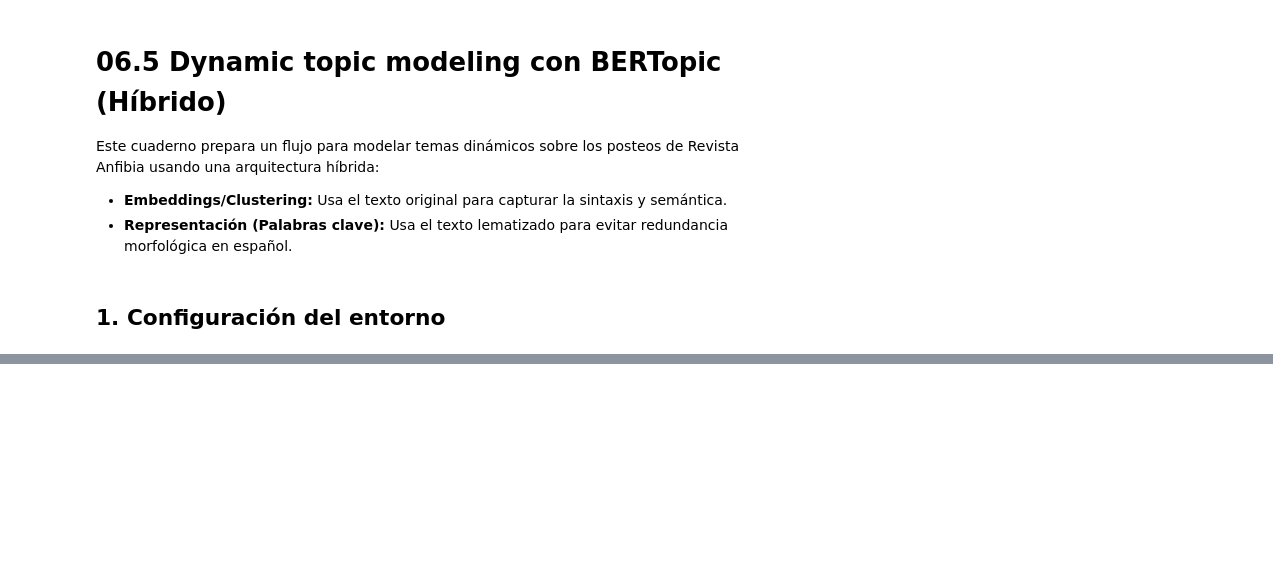
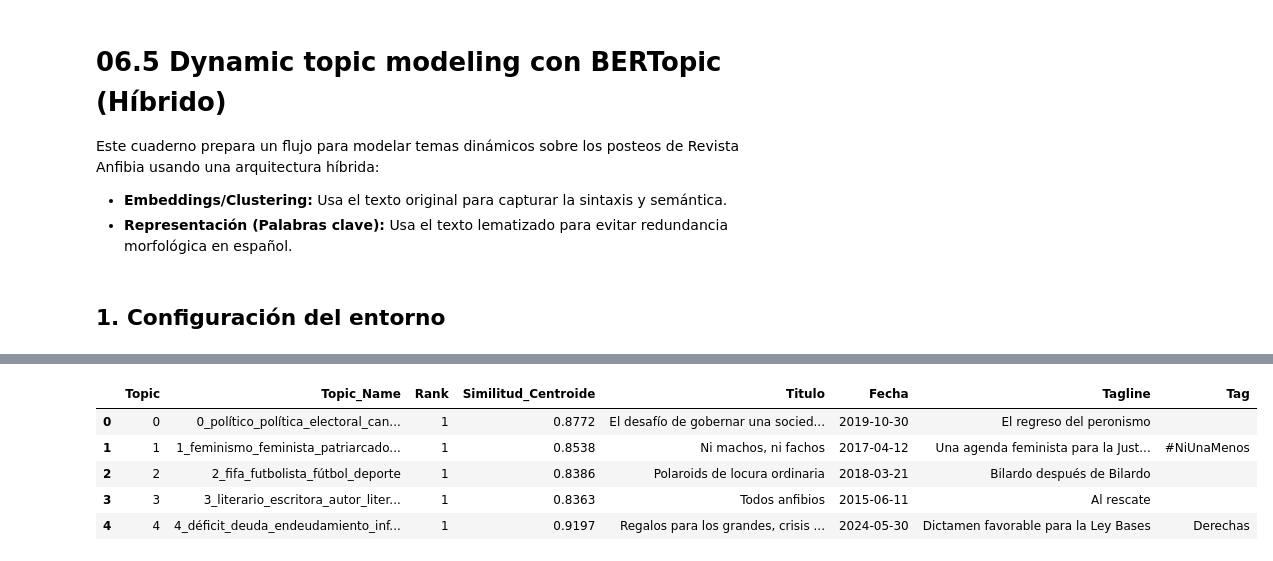
Before and after one commit to MauricioKreszczuk/anfibia-unsam, a Jupyter notebook: notebooks/06.5_bertopic_hibrido.ipynb, the cells around one changed output, grey strips where cells are left out. Saved outputs shown, nothing was run; the diff lists cells and outputs as text; code cells hidden in the pictures; blank space fills up the shorter version.

```diff
--- a/notebooks/06.5_bertopic_hibrido.ipynb
+++ b/notebooks/06.5_bertopic_hibrido.ipynb
@@ -813,0 +349,70 @@ fig.show()
+# %%
+from sklearn.metrics.pairwise import cosine_similarity
+
+# PARÁMETROS DE VISUALIZACIÓN
+TOP_N_NOTAS = 1         # Cantidad de artículos representativos a extraer por tópico
+TOP_N_TOPICOS = 5       # Cantidad de tópicos a mostrar en el display final (None para mostrar todos)
+
+# 1. Traer post_tag solo si falta y evitar duplicados de merge
+RAW_POSTS = PROJECT_ROOT / "data" / "processed" / "posteos_anfibia.csv"
+if "post_tag" not in df.columns and RAW_POSTS.exists():
+    df_tags = pd.read_csv(RAW_POSTS, usecols=["ID", "post_tag"])
+    df = df.merge(df_tags, on="ID", how="left")
+
+# 2. Asegurar columnas clave
+df["topic_assigned"] = topics
+df["post_date_dt"] = pd.to_datetime(df["post_date"], errors="coerce")
+
+# 3. Tabla de notas más representativas por tópico global
+topicos_info = topic_model.get_topic_info()
+filas_representativas = []
+
+for _, row in topicos_info.iterrows():
+    t_id = row["Topic"]
+    if t_id == -1:
+        continue
+
+    t_name = row["Name"]
+    indices_topico = df[df["topic_assigned"] == t_id].index.tolist()
+
+    if not indices_topico:
+        continue
+
+    # Centroide semántico del tópico
+    centroide = embeddings_naturales[indices_topico].mean(axis=0, keepdims=True)
+
+    # Similitud coseno respecto al centroide
+    similitudes = cosine_similarity(embeddings_naturales[indices_topico], centroide).flatten()
+
+    # Top N artículos más representativos
+    top_locales = np.argsort(similitudes)[::-1][:TOP_N_NOTAS]
+
+    for rank, idx_local in enumerate(top_locales, start=1):
+        idx_global = indices_topico[idx_local]
+        nota = df.loc[idx_global]
+        filas_representativas.append({
+            "Topic": t_id,
+            "Topic_Name": t_name,
+            "Rank": rank,
+            "Similitud_Centroide": round(float(similitudes[idx_local]), 4),
+            "Titulo": nota.get("title_text", "Sin título"),
+            "Fecha": str(nota.get("post_date", ""))[:10],
+            "Tagline": str(nota.get("tagline", ""))[:80] if pd.notna(nota.get("tagline")) else "",
+            "Tag": str(nota.get("post_tag", "")).split(";")[0].strip() if pd.notna(nota.get("post_tag")) else ""
+        })
+
+df_representativos_global = pd.DataFrame(filas_representativas)
+
+# Vista previa controlada por variables
+if TOP_N_TOPICOS is not None:
+    topicos_unicos = df_representativos_global["Topic"].unique()[:TOP_N_TOPICOS]
+    display(df_representativos_global[df_representativos_global["Topic"].isin(topicos_unicos)])
+else:
+    display(df_representativos_global)
+# %% [output]
+|  | Topic | Topic_Name | Rank | Similitud_Centroide | Titulo | Fecha | Tagline | Tag |
+| 0 | 0 | 0_político_política_electoral_can... | 1 | 0.8772 | El desafío de gobernar una socied... | 2019-10-30 | El regreso del peronismo |  |
+| 1 | 1 | 1_feminismo_feminista_patriarcado... | 1 | 0.8538 | Ni machos, ni fachos | 2017-04-12 | Una agenda feminista para la Just... | #NiUnaMenos |
+| 2 | 2 | 2_fifa_futbolista_fútbol_deporte | 1 | 0.8386 | Polaroids de locura ordinaria | 2018-03-21 | Bilardo después de Bilardo |  |
+| 3 | 3 | 3_literario_escritora_autor_liter... | 1 | 0.8363 | Todos anfibios | 2015-06-11 | Al rescate |  |
+| 4 | 4 | 4_déficit_deuda_endeudamiento_inf... | 1 | 0.9197 | Regalos para los grandes, crisis ... | 2024-05-30 | Dictamen favorable para la Ley Bases | Derechas |
```
Also changed, not shown: parts of 42 cells of this notebook, 3 other files.
